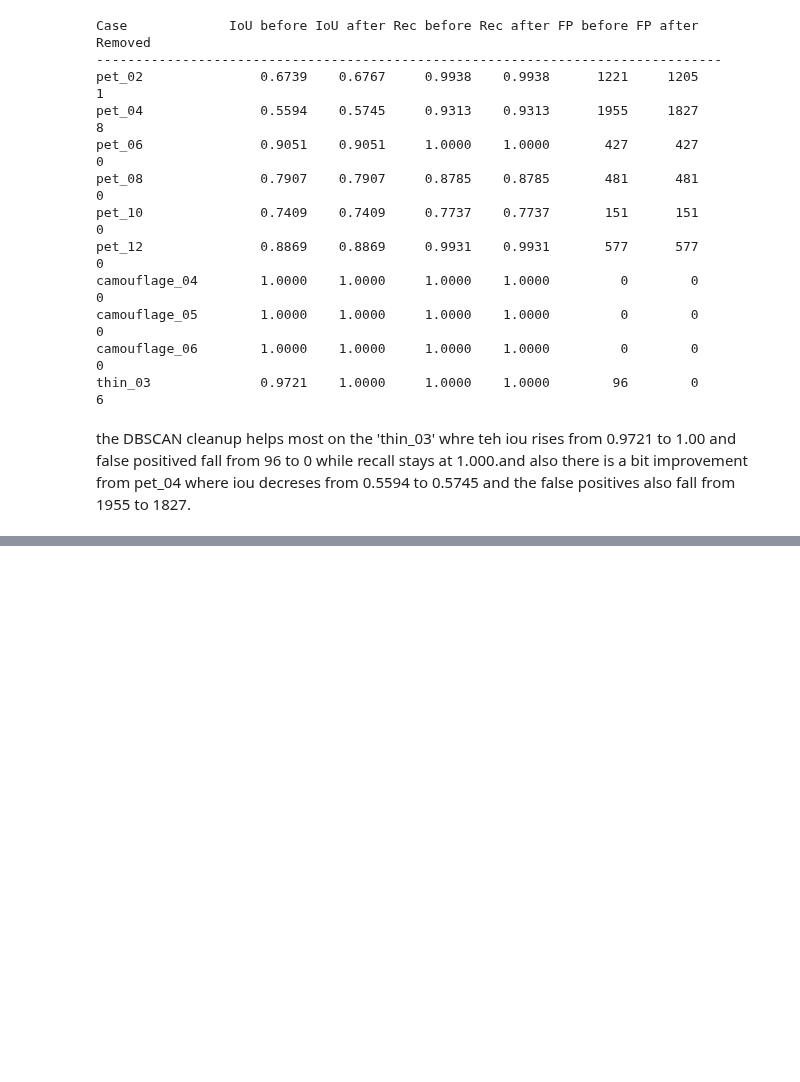
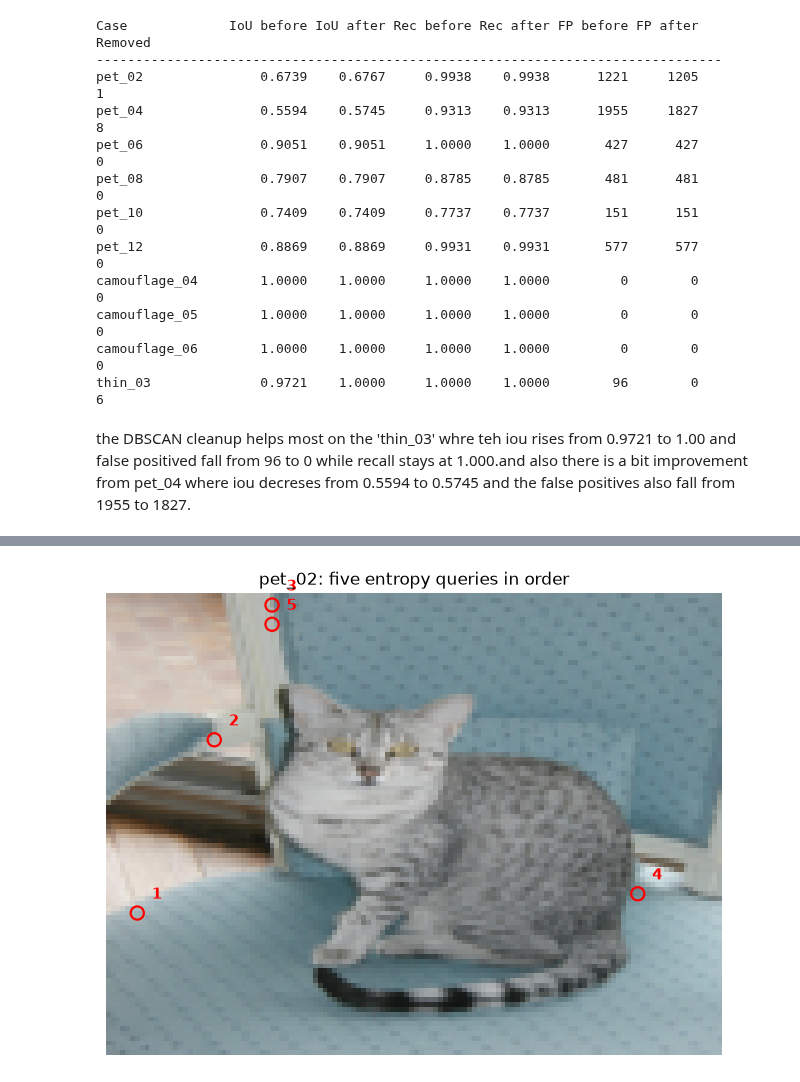
Before and after one commit to suryamanoj4/SMAI-A4, a Jupyter notebook: clustering.ipynb, the cells around one changed output, grey strips where cells are left out. Cells and saved outputs as stored; diff of their text form; code cells hidden in the pictures; blank space fills up the shorter version.

```diff
--- a/clustering.ipynb
+++ b/clustering.ipynb
@@ -1094,0 +1319,25 @@ the DBSCAN cleanup helps most on the 'thin_03' whre teh iou rises from 0.9721 to
+# %%
+image_id = "pet_02"
+
+fig, ax = plt.subplots(figsize=(8, 6))
+ax.imshow(images[image_id])
+
+for number, row in enumerate(results_entropy[image_id]["rows"], start=1):
+    patch_row, patch_col = divmod(row["patch"], PATCH_COLS)
+    x = patch_col * 4 + 2
+    y = patch_row * 4 + 2
+
+    ax.scatter(
+        x, y, s=90,
+        facecolors="none", edgecolors="red", linewidths=1.6,
+    )
+    ax.text(
+        x + 3, y - 3, str(number),
+        color="red", fontsize=11, fontweight="bold",
+    )
+
+ax.set_title("pet_02: five entropy queries in order")
+ax.axis("off")
+plt.show()
+# %% [output]
+[figure, added]
```
Also changed, not shown: parts of 8 cells of this notebook.
